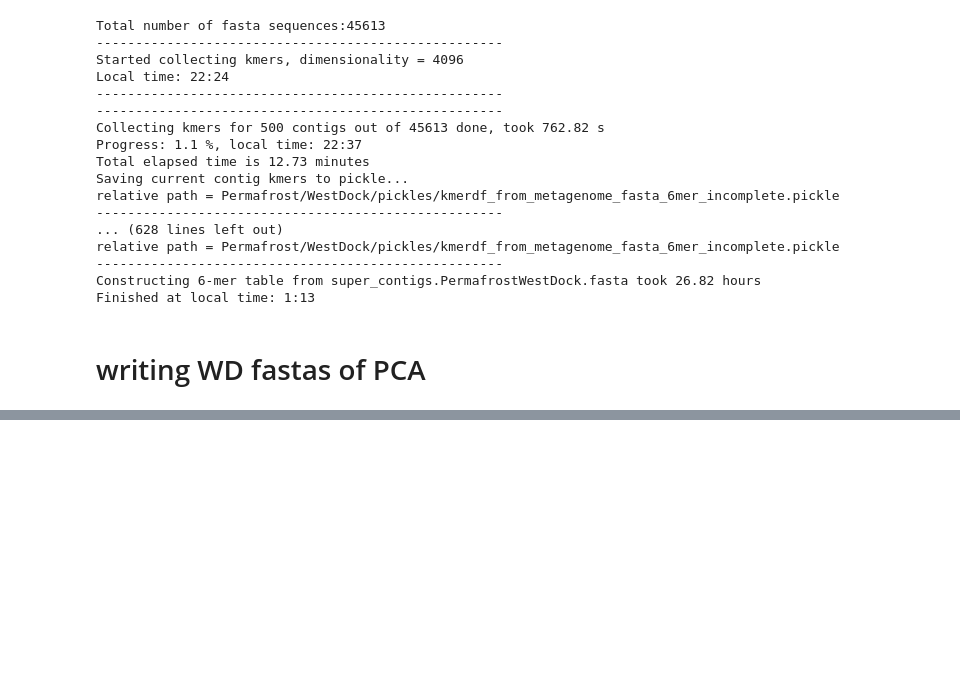
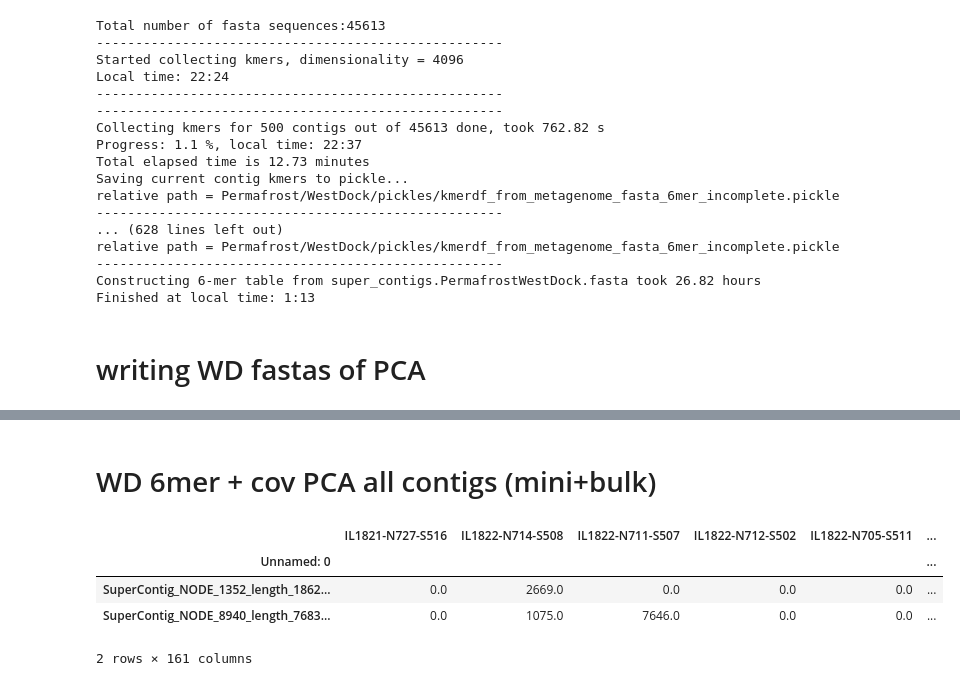
Before and after one commit to BojkArth/minimeta_notebooks, a Jupyter notebook: 20190319_Westdock_kmers.ipynb, the cells around one changed output, grey strips where cells are left out. Drawn from its saved outputs; the diff is of its cells as text; code cells hidden in the pictures; blank space fills up the shorter version.

```diff
--- a/20190319_Westdock_kmers.ipynb
+++ b/20190319_Westdock_kmers.ipynb
@@ -253,3 +246,5 @@ for pcs in [9,13,18,26,38,55,78,113]:
     kwargs['perplexity_na'] = 'PC'+pc
     kwargs['expt_name'] = 'FranklinBluffs_miniPC'+pc+'_10kbthres_minCS'+str(minCS)
     maindf_mini = minimeta.cluster_main_tsne(maindf_mini10,**kwargs) # cluster whatever pcs you want here.
+# %% [markdown]
+# WD 6mer + cov PCA all contigs (mini+bulk)
@@ -255,0 +256,8 @@ for pcs in [9,13,18,26,38,55,78,113]:
+# %%
+WDcoverage.head(2)
+# %% [output]
+|  | IL1821-N727-S516 | IL1822-N714-S508 | IL1822-N711-S507 | IL1822-N712-S502 | IL1822-N705-S511 | ... |
+| Unnamed: 0 |  |  |  |  |  | ... |
+| SuperContig_NODE_1352_length_1862... | 0.0 | 2669.0 | 0.0 | 0.0 | 0.0 | ... |
+| SuperContig_NODE_8940_length_7683... | 0.0 | 1075.0 | 7646.0 | 0.0 | 0.0 | ... |
+2 rows × 161 columns
```
Also changed, not shown: parts of 6 cells of this notebook.
